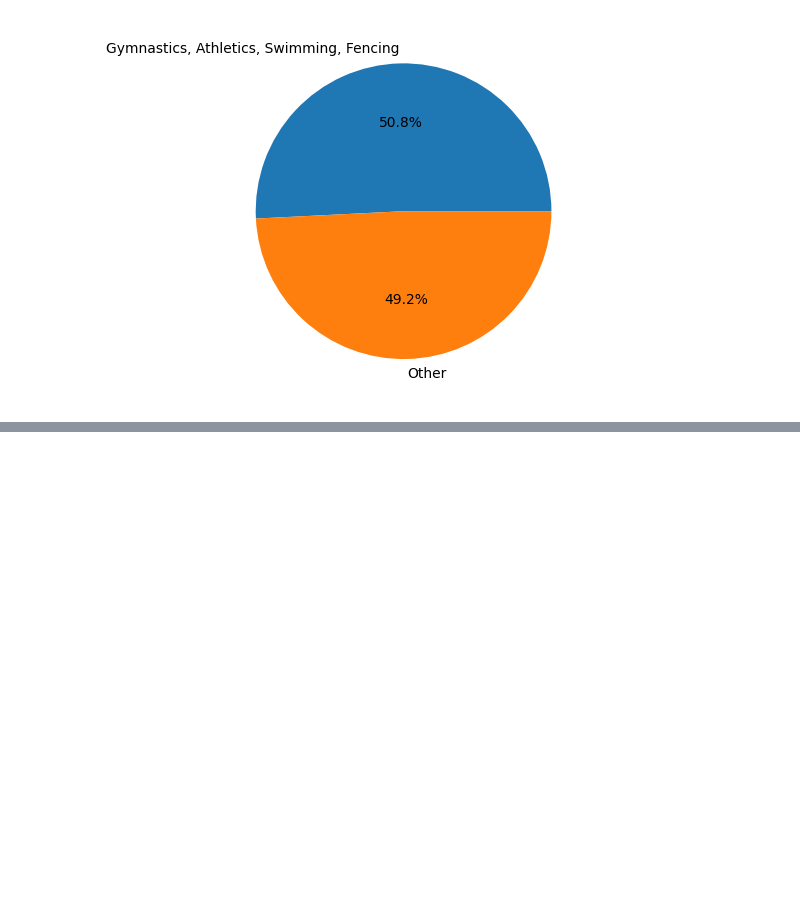
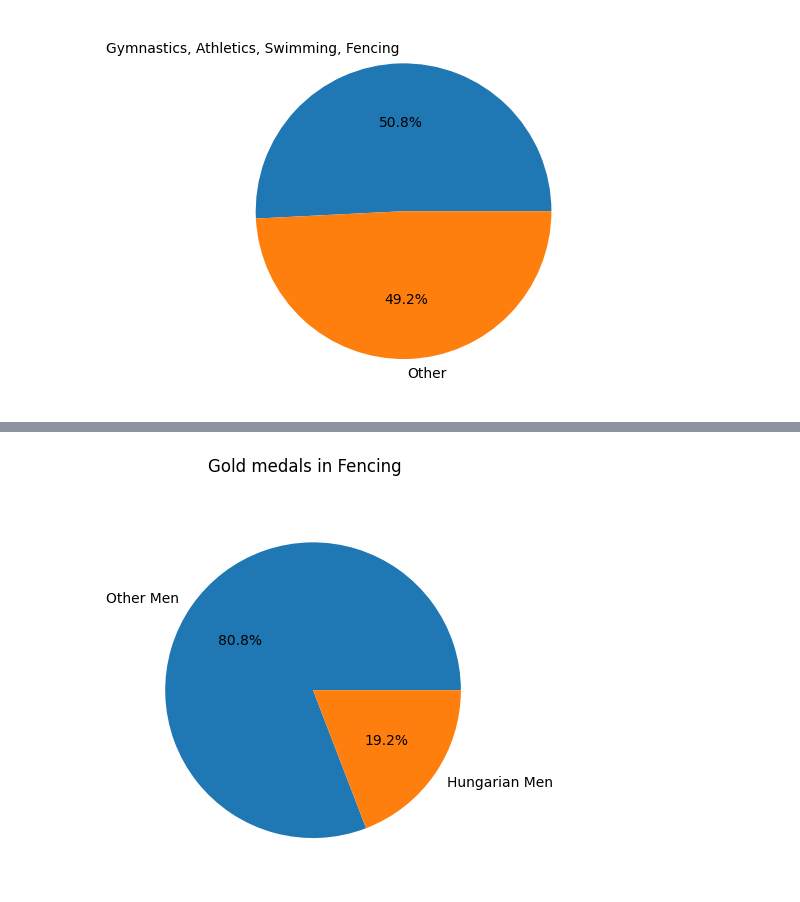
Before and after one commit to zoneme99/Project-OS, a Jupyter notebook: Jonte/explore.ipynb, the cells around one changed output, grey strips where cells are left out. Cells and saved outputs as stored; diff of their text form; code cells hidden in the pictures; blank space fills up the shorter version.

```diff
--- a/Jonte/explore.ipynb
+++ b/Jonte/explore.ipynb
@@ -52,0 +119,6 @@ plt.show()
+# %%
+plt.pie([len(otherM),len(fencegoldM)], labels=['Other Men','Hungarian Men'], autopct="%1.1f%%")
+plt.suptitle('Gold medals in Fencing')
+plt.show()
+# %% [output]
+[figure, added]
```
Also changed, not shown: parts of 7 cells of this notebook.
